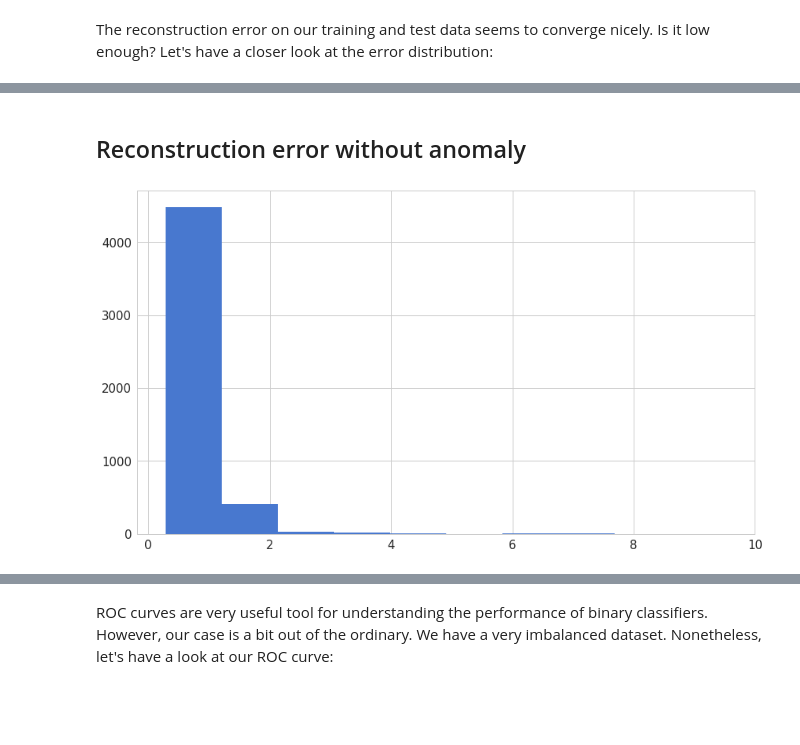
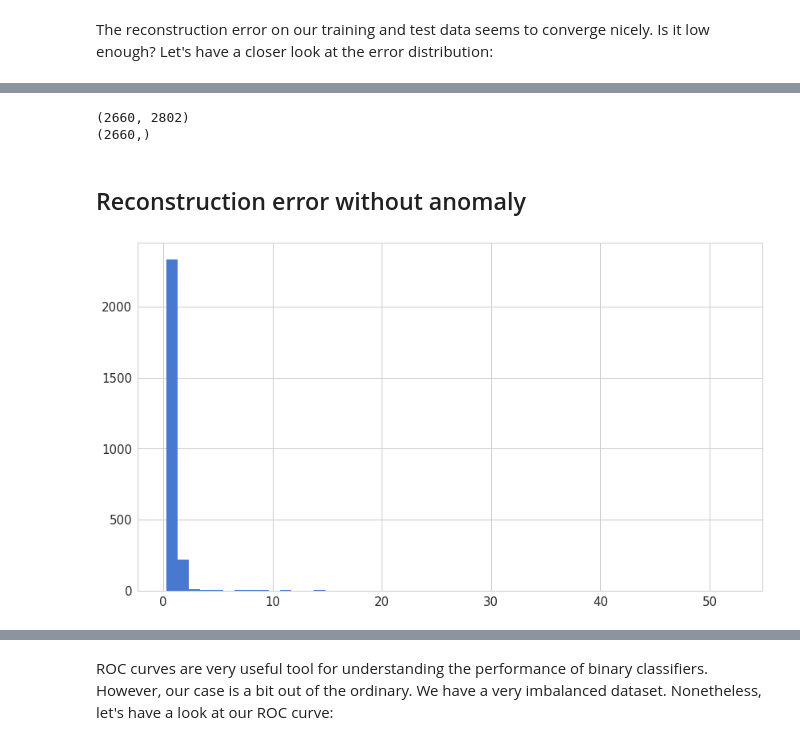
Before and after one commit to gnomeosaurus/ml4dc, a Jupyter notebook: anomaly_detection.ipynb, the cells around one changed output, grey strips where cells are left out. Cells and saved outputs as stored; diff of their text form; code cells hidden in the pictures; blank space fills up the shorter version.

```diff
--- a/anomaly_detection.ipynb
+++ b/anomaly_detection.ipynb
@@ -231,12 +213,16 @@ Training our Autoencoder is gonna be a bit different from what we are used to. L
 # %%
-X_train, X_test = train_test_split(datas, test_size=0.2, random_state=RANDOM_SEED)
-del(datas)
+X_train, X_test = train_test_split(datas, test_size=0.15, random_state=RANDOM_SEED)
 X_train = X_train[X_train['class']== 0]
 print(X_train)
 X_train = X_train.drop(['class'], axis=1)
 
 y_test = X_test['class']
+
+print("Number of good lumis in X_test: ", len(X_test[X_test['class']==0]))  #try y_test == 0
+print("Number of bad lumis in X_test: ",  len(X_test[X_test['class']==1]))  #try y_test == 1
+
 X_test = X_test.drop(['class'], axis=1)
+
 
 X_train = X_train.values
 X_test = X_test.values
@@ -326,5 +319,5 @@ Epoch 26/50
 # %%
-autoencoder = load_model('model_n600_jetCD_bs1000_ec100_3layers.h5')
+autoencoder = load_model('st_model5_deep1.h5')
 # %% [markdown]
 # Evaluation
 # %%
@@ -361,11 +343,22 @@ error_df.describe()
+# %%
+error_df.describe()
+# print(error_df['reconstruction_error'])
+print(predictions.shape)
+print(mse.shape)
+
+# print(error_df)
+#MSE = mean squared error
+# %% [output]
+(2660, 2802)
+(2660,)
 # %% [markdown]
 ## Reconstruction error without anomaly
 # %%
 fig = plt.figure()
 ax = fig.add_subplot(111)
-normal_error_df = error_df[(error_df['true_class']== 0) & (error_df['reconstruction_error'] < 10)]
-_ = ax.hist(normal_error_df.reconstruction_error.values, bins=10)
-fig.savefig("jetC_MinMaxScaler_e350_bs1000_ed14_RECERR.pdf")
+normal_error_df = error_df[(error_df['true_class']== 0)]
+_ = ax.hist(normal_error_df.reconstruction_error.values, bins=50)
+# fig.savefig("jetC_MinMaxScaler_e350_bs1000_ed14_RECERR.pdf")
 # %% [output]
-[figure, old version]
+[figure, new version]
 # %% [markdown]
```
Also changed, not shown: parts of 26 cells of this notebook.
